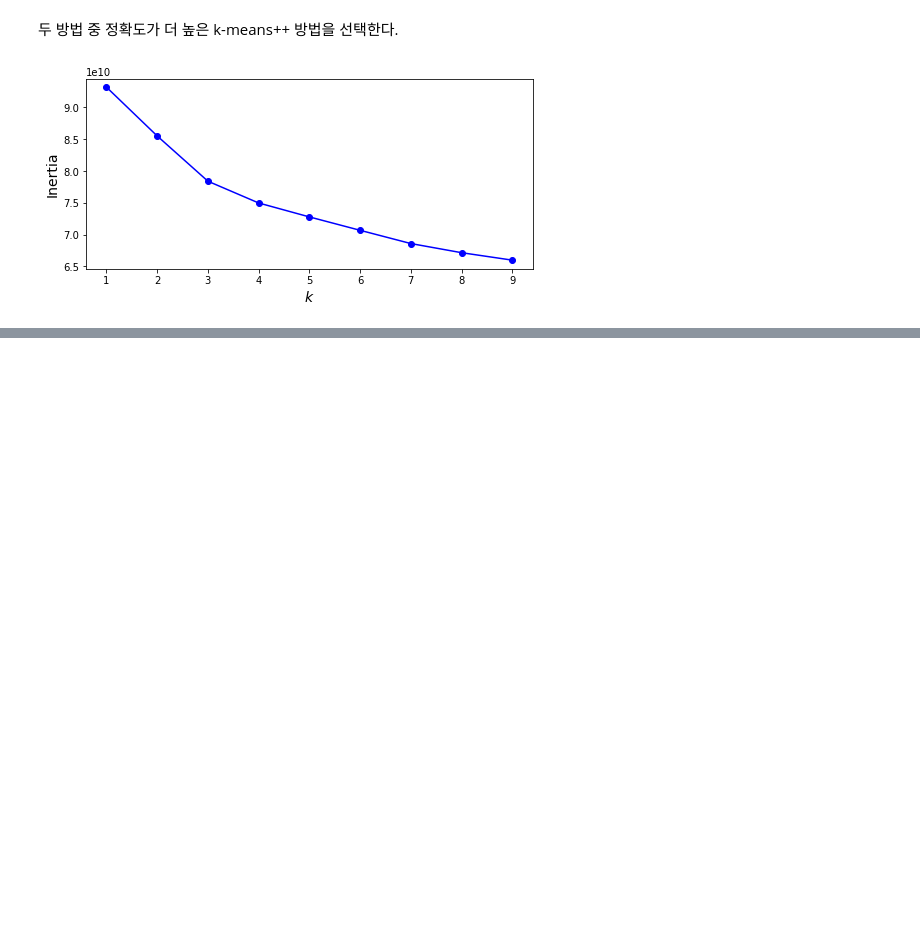
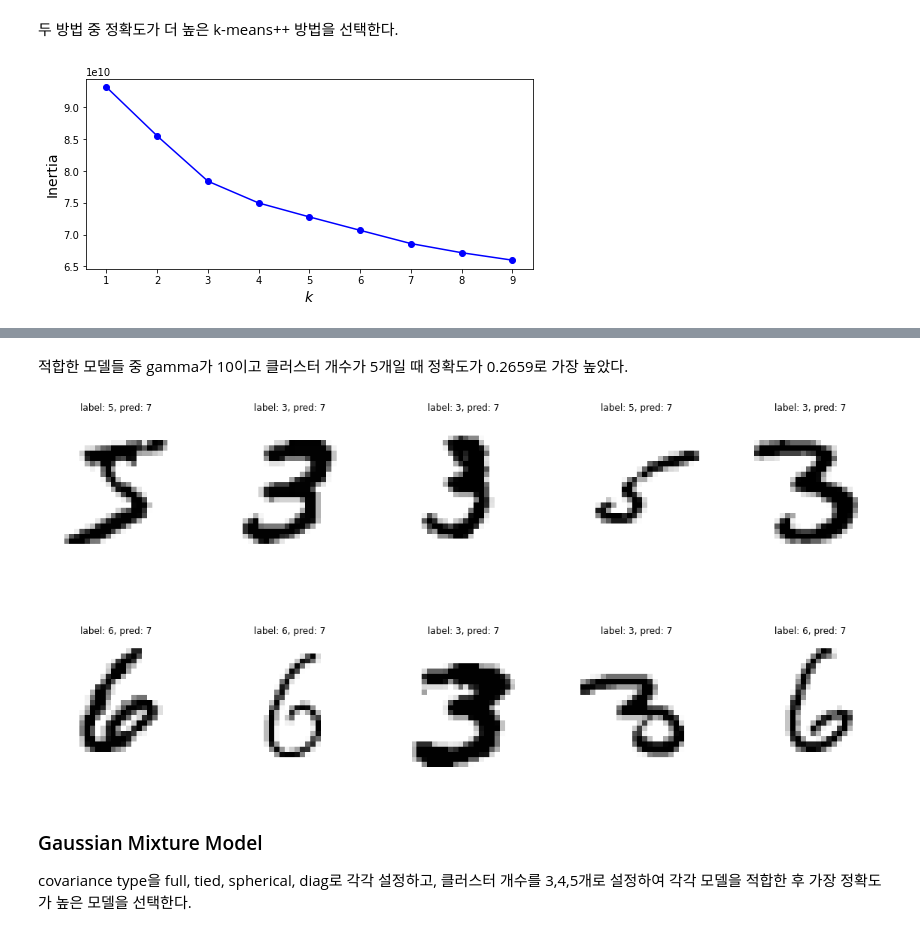
Before and after one commit to yedini/21_2, a Jupyter notebook: 자료분석특론/HW7.ipynb, the cells around one changed output, grey strips where cells are left out. Cells and saved outputs as stored; diff of their text form; code cells hidden in the pictures; blank space fills up the shorter version.

```diff
--- a/자료분석특론/HW7.ipynb
+++ b/자료분석특론/HW7.ipynb
@@ -82,0 +234,13 @@ plt.ylabel("Inertia", fontsize=14);
+# %%
+for gamma in [1, 10, 100]:
+    for n_cluster in [3,4,5]:
+        m_sc = SpectralClustering(n_clusters=n_cluster, gamma=gamma, random_state=777)
+        m_sc.fit(X)
+        y_pred=m_sc.labels_
+
+        data_w_label = pd.concat([data,
+                                    pd.DataFrame(y_pred)], axis=1).rename(columns={0:'label'})
+
+        for n in range(n_cluster):
+            data_w_label.loc[data_w_label['label']==n,'label']=data_w_label[data_w_label['label']==n]["class"].value_counts().index[0]
+        print("accuracy score {} with gamma={}, number of cluster={}".format(accuracy_score(y, data_w_label['label']), gamma, n_cluster))
@@ -82,0 +257,33 @@ plt.ylabel("Inertia", fontsize=14);
+# %% [markdown]
+적합한 모델들 중 gamma가 10이고 클러스터 개수가 5개일 때 정확도가 0.2659로 가장 높았다.
+# %%
+# spectral clustering 예측
+sc = SpectralClustering(n_clusters=5, gamma=10, random_state=777)
+sc.fit(X)
+y_pred_sc=sc.labels_
+preddf_sc = pd.concat([data,
+    pd.DataFrame(y_pred_sc)], axis=1).rename(columns={0:'label'})
+
+for n in set(sc.labels_):
+    preddf_sc.loc[preddf_sc['label']==n,'label']=preddf_sc[preddf_sc['label']==n]["class"].value_counts().index[0]
+
+## 실제와 다르게 예측한 값들에 대한 데이터 생성
+error_label_sc=preddf_sc[preddf_sc['class'] != preddf_sc['label']]
+error_idx_sc=error_label_sc.index
+
+error_sc=X.iloc[error_idx_sc]
+error_label_sc=error_label_sc.reset_index(False)
+
+plt.figure(figsize=(20,10))
+for i in range(10):
+    plt.subplot(2,5,i+1)
+    digit = error_sc.iloc[i]
+    digit_image = np.array(digit).reshape(28, 28)
+    plt.imshow(digit_image, cmap=mpl.cm.binary)
+    plt.axis("off")
+    plt.title("label: "+str(error_label_sc['class'][i])+", pred: "+str(error_label_sc['label'][i]))
+# %% [output]
+[figure, added]
+# %% [markdown]
+### Gaussian Mixture Model
+covariance type을 full, tied, spherical, diag로 각각 설정하고, 클러스터 개수를 3,4,5개로 설정하여 각각 모델을 적합한 후 가장 정확도가 높은 모델을 선택한다.
```
Also changed, not shown: parts of 23 cells of this notebook.
